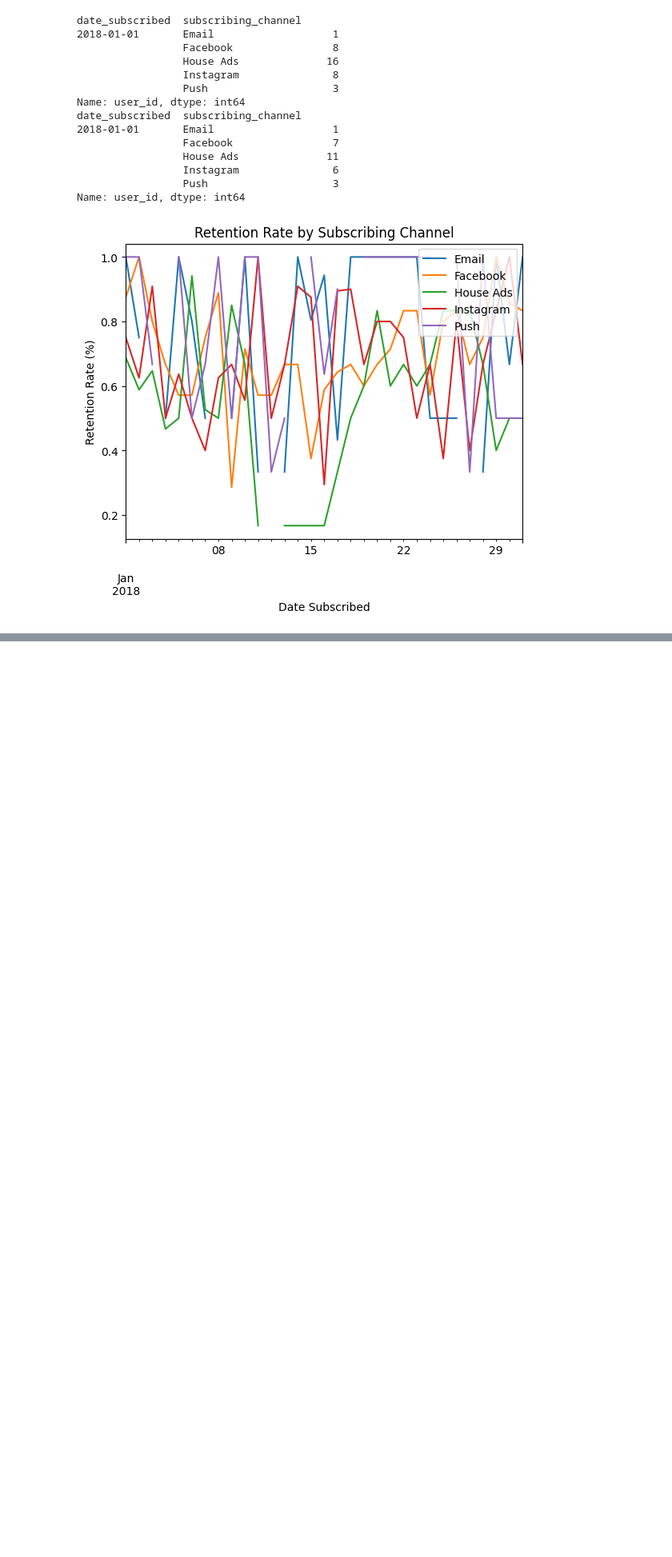
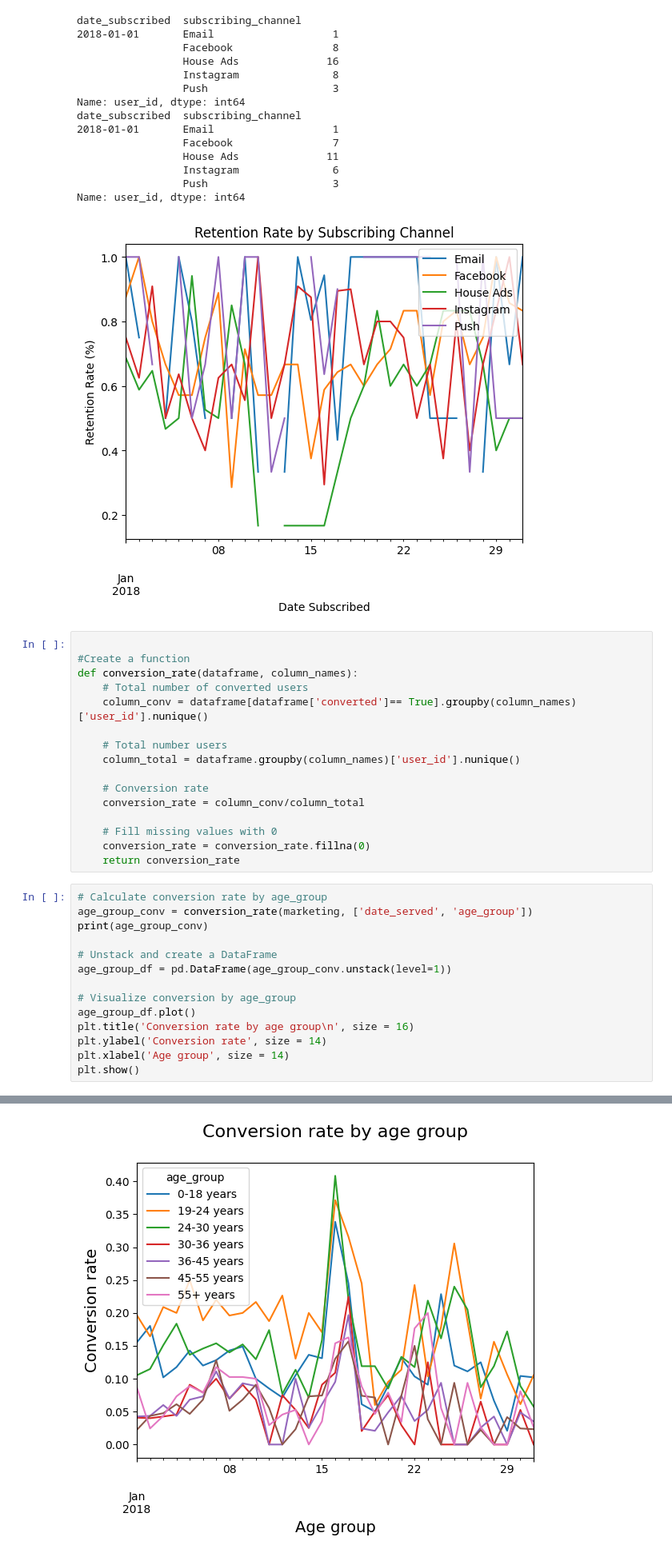
Before and after one commit to Careen840/Marketing-Campaign-Analysis, a Jupyter notebook: Code.ipynb, the cells around one changed output, grey strips where cells are left out. Shown at 80% size. Saved outputs shown, nothing was run; the diff lists cells and outputs as text; blank space fills up the shorter version.

```diff
--- a/Code.ipynb
+++ b/Code.ipynb
@@ -430,3 +430,34 @@ date_subscribed  subscribing_channel
                  Push                    3
 Name: user_id, dtype: int64
 [figure]
+# %%
+
+#Create a function
+def conversion_rate(dataframe, column_names):
+    # Total number of converted users
+    column_conv = dataframe[dataframe['converted']== True].groupby(column_names)['user_id'].nunique()
+
+    # Total number users
+    column_total = dataframe.groupby(column_names)['user_id'].nunique()
+
+    # Conversion rate
+    conversion_rate = column_conv/column_total
+
+    # Fill missing values with 0
+    conversion_rate = conversion_rate.fillna(0)
+    return conversion_rate
+# %%
+# Calculate conversion rate by age_group
+age_group_conv = conversion_rate(marketing, ['date_served', 'age_group'])
+print(age_group_conv)
+
+# Unstack and create a DataFrame
+age_group_df = pd.DataFrame(age_group_conv.unstack(level=1))
+
+# Visualize conversion by age_group
+age_group_df.plot()
+plt.title('Conversion rate by age group\n', size = 16)
+plt.ylabel('Conversion rate', size = 14)
+plt.xlabel('Age group', size = 14)
+plt.show()
+# %% [output]
@@ -432,0 +477 @@ Name: user_id, dtype: int64
+[figure, added]
```
Also changed, not shown: parts of 1 cell of this notebook.
